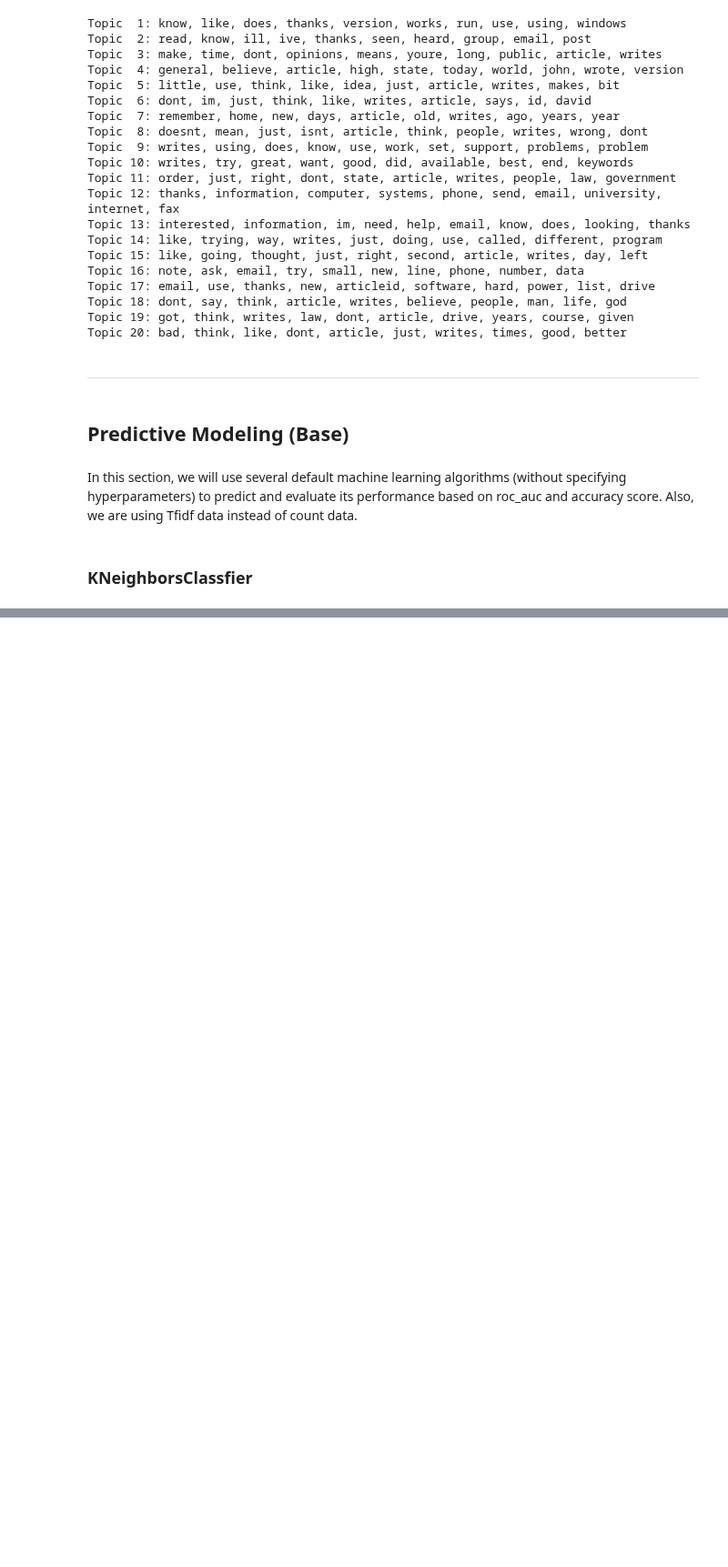
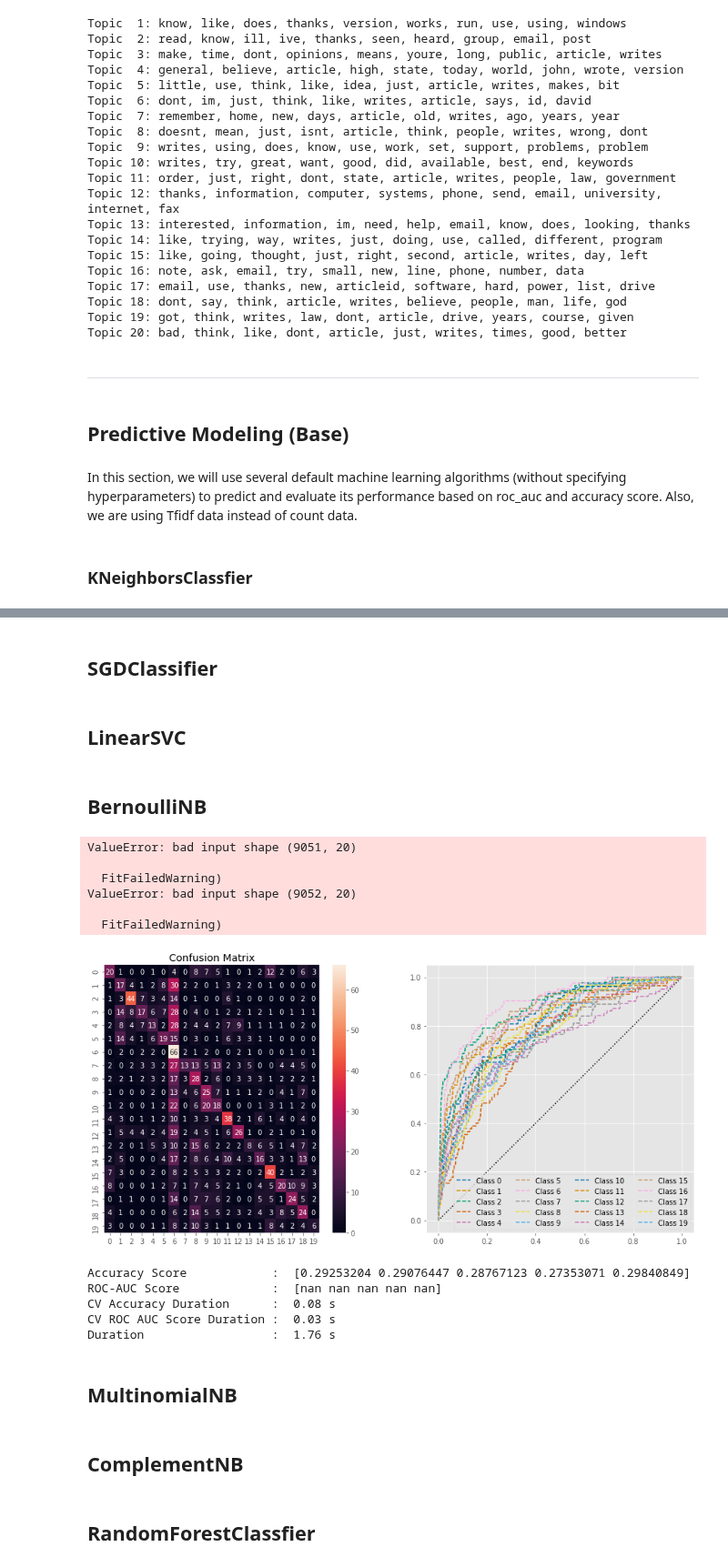
Before and after one commit to agusrichard/data-science-learning-projects, a Jupyter notebook: News Groups/20_newsgroups.ipynb, the cells around one changed output, grey strips where cells are left out. Shown at 91% size. Drawn from its saved outputs; the diff is of its cells as text; code cells hidden in the pictures; blank space fills up the shorter version.

Commit message:
Base Estimator and Untweaked Data

```diff
--- a/News Groups/20_newsgroups.ipynb
+++ b/News Groups/20_newsgroups.ipynb
@@ -136,22 +136,24 @@ def scoring(estimator, X, y, cv=5, **kwargs):
     """
     The evaluation function to show cross validation score, confusion_matrix, ROC curve
     """
-
+    begin_time = time()
     n_classes = 20
 
     # Scoring with cross_val_score
     y_ohe = label_binarize(y, classes=np.arange(0, n_classes))
+    cv_accuracy_time_start = time()
     accuracy_score = cross_val_score(estimator, X, y, scoring='accuracy', cv=cv, **kwargs)
+    cv_accuracy_duration = time() - cv_accuracy_time_start
+    cv_roc_auc_time_start = time()
     roc_auc_score = cross_val_score(estimator, X, y_ohe, scoring='roc_auc', cv=cv, **kwargs)
-    print('Accuracy Score : ', accuracy_score)
-    print('ROC-AUC Score  : ', roc_auc_score)
-
+    cv_roc_auc_duration = time() - cv_roc_auc_time_start
 
     # Split into training and validation set, fit it, and create predictions and its probability
     X_tr, X_val, y_tr, y_val = train_test_split(X, y, test_size=0.15, random_state=RANDOM_STATE)
     estimator.fit(X_tr, y_tr)
     predictions = estimator.predict(X_val)
     preds_prob = estimator.predict_proba(X_val)
+
 
     fig, axes = plt.subplots(1, 2, figsize=(15, 7))
 
@@ -168,8 +170,16 @@ def scoring(estimator, X, y, cv=5, **kwargs):
         axes[1].plot(fpr, tpr, linestyle='--', label=f"Class {i}")
 
     plt.legend(ncol=4)
+    plt.show()
 
-    return accuracy_score, roc_auc_score
+    print('\n\n')
+    print('Accuracy Score            : ', accuracy_score)
+    print('ROC-AUC Score             : ', roc_auc_score)
+    print('CV Accuracy Duration      :  {:.2f} s'.format(cv_accuracy_duration))
+    print('CV ROC AUC Score Duration :  {:.2f} s'.format(cv_roc_auc_duration))
+    print('Duration                  :  {:.2f} s'.format(time() - begin_time))
+
+    return accuracy_score, roc_auc_score, cv_accuracy_duration, cv_roc_auc_duration
 
 
 class Report():
@@ -183,11 +193,13 @@ class Report():
         self.report = {
             'scores': {},
             'best_scores': {scoring: 0 for scoring in scorings},
-            'best_estimator': {scoring: None for scoring in scorings}
+            'best_estimator': {scoring: None for scoring in scorings},
+            'time': {}
         }
 
-    def add_report(self, name, estimator, scores):
+    def add_report(self, name, estimator, scores, time):
         self.report['scores'][name] = scores
+        self.report['time'][name] = time
         for scoring, score in scores.items():
             if score.mean() > self.report['best_scores'][scoring]:
                 self.report['best_scores'][scoring] = score.mean()
@@ -634,0 +637,2 @@ best_estimator:
+# %% [markdown]
+## SGDClassifier
@@ -634,0 +642,2 @@ best_estimator:
+# %% [markdown]
+## LinearSVC
@@ -634,0 +647,20 @@ best_estimator:
+# %% [markdown]
+## BernoulliNB
+# %%
+bernoulli = BernoulliNB()
+accuracy_score, roc_auc_score, accuracy_duration, roc_auc_duration = scoring(bernoulli, X_train_tfidf, y_train)
+# %% [output]
+ValueError: bad input shape (9051, 20)
+
+  FitFailedWarning)
+ValueError: bad input shape (9052, 20)
+
+  FitFailedWarning)
+[figure, added]
+Accuracy Score            :  [0.29253204 0.29076447 0.28767123 0.27353071 0.29840849]
+ROC-AUC Score             :  [nan nan nan nan nan]
+CV Accuracy Duration      :  0.08 s
+CV ROC AUC Score Duration :  0.03 s
+Duration                  :  1.76 s
+# %% [markdown]
+## MultinomialNB
@@ -634,0 +670,2 @@ best_estimator:
+# %% [markdown]
+## ComplementNB
@@ -634,0 +675,2 @@ best_estimator:
+# %% [markdown]
+## RandomForestClassfier
```
Also changed, not shown: parts of 14 cells of this notebook.
